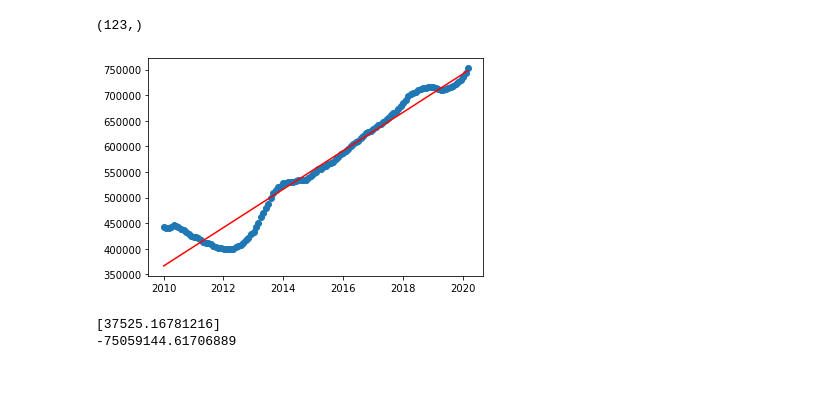
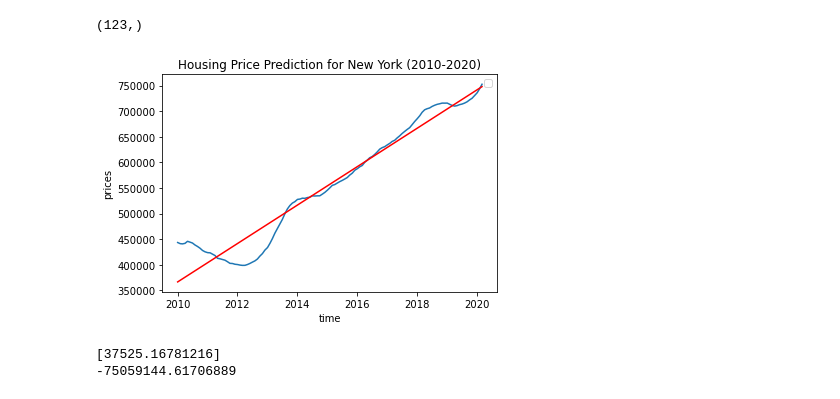
Before and after one commit to tharren12/Group_8_Final_Project, a Jupyter notebook: Notebook/City_Zhvi_AllHomes.ipynb, the cells around one changed output. Drawn from its saved outputs; the diff is of its cells as text; code cells hidden in the pictures.

```diff
--- a/Notebook/City_Zhvi_AllHomes.ipynb
+++ b/Notebook/City_Zhvi_AllHomes.ipynb
@@ -412,11 +414,15 @@ print(y_pred.shape)
 (123,)
 # %%
 # plot the predictions
-plt.scatter(X, y)
+plt.plot(X, y)
+plt.title('Housing Price Prediction for New York (2010-2020)')
+plt.xlabel('time')
+plt.ylabel('prices')
 plt.plot(X, y_pred, color='red')
+plt.legend()
 plt.show()
 # %% [output]
-[figure, old version]
+[figure, new version]
 # %%
 # Examine specific parameters (Slope and y-intercepts)
 print(model.coef_)
```
Also changed, not shown: parts of 1 cell of this notebook.
